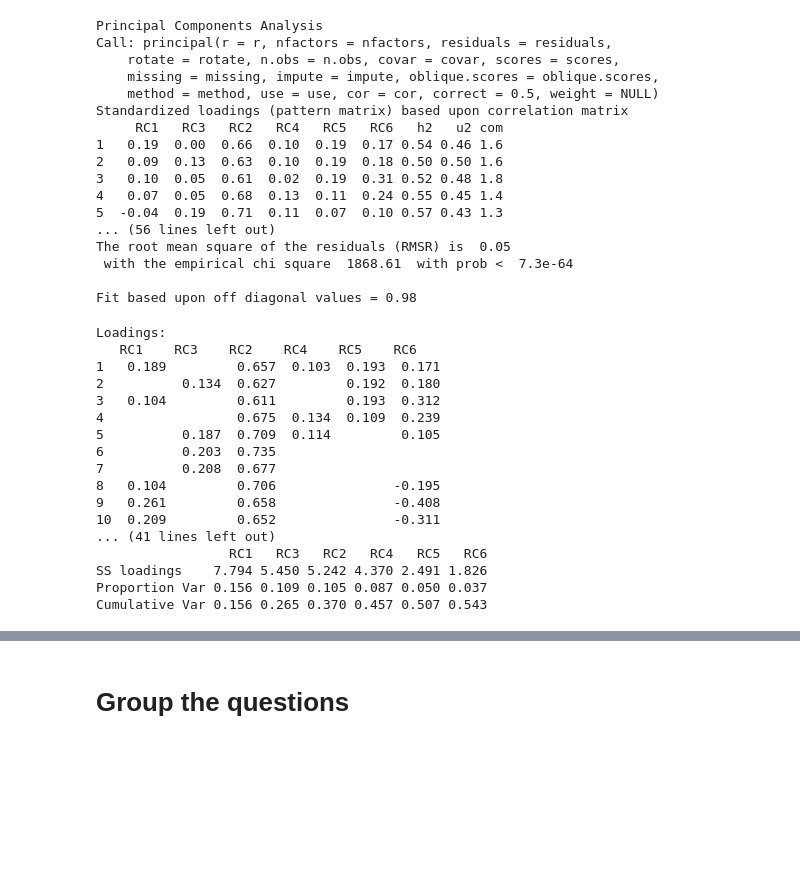
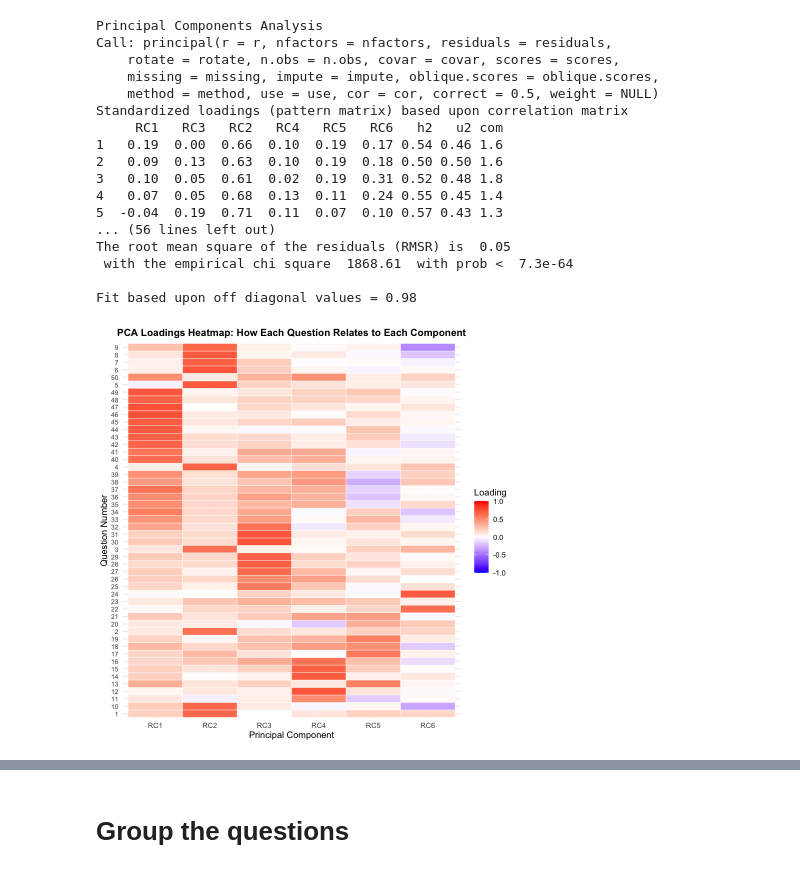
Before and after one commit to godfreydekew/Entrepreneurship-Orientation-Analysis-West-vs-East-, a Jupyter notebook: analyis.ipynb, the cells around one changed output, grey strips where cells are left out. Cells and saved outputs as stored; diff of their text form; code cells hidden in the pictures; blank space fills up the shorter version.

```diff
--- a/analyis.ipynb
+++ b/analyis.ipynb
@@ -283,27 +316,36 @@ The root mean square of the residuals (RMSR) is  0.05
  with the empirical chi square  1868.61  with prob <  7.3e-64
 
 Fit based upon off diagonal values = 0.98
-# %%
-# print the loadings
-fit$loadings
-# %% [output]
-Loadings:
-   RC1    RC3    RC2    RC4    RC5    RC6
-1   0.189         0.657  0.103  0.193  0.171
-2          0.134  0.627         0.192  0.180
-3   0.104         0.611         0.193  0.312
-4                 0.675  0.134  0.109  0.239
-5          0.187  0.709  0.114         0.105
-6          0.203  0.735
-7          0.208  0.677
-8   0.104         0.706               -0.195
-9   0.261         0.658               -0.408
-10  0.209         0.652               -0.311
-... (41 lines left out)
-                 RC1   RC3   RC2   RC4   RC5   RC6
-SS loadings    7.794 5.450 5.242 4.370 2.491 1.826
-Proportion Var 0.156 0.109 0.105 0.087 0.050 0.037
-Cumulative Var 0.156 0.265 0.370 0.457 0.507 0.543
+# %%
+# 1. HEATMAP OF LOADINGS (Best for seeing patterns)
+# Extract loadings matrix
+loadings_matrix <- as.data.frame(fit$loadings[])
+
+# Create a heatmap-friendly format
+loadings_long <- data.frame(
+  Question = rep(rownames(loadings_matrix), ncol(loadings_matrix)),
+  Component = rep(colnames(loadings_matrix), each = nrow(loadings_matrix)),
+  Loading = as.vector(as.matrix(loadings_matrix))
+)
+
+# Create heatmap
+ggplot(loadings_long, aes(x = Component, y = as.factor(Question), fill = Loading)) +
+  geom_tile(color = "white", linewidth = 0.2) +
+  scale_fill_gradient2(low = "blue", mid = "white", high = "red",
+                       midpoint = 0, limits = c(-1, 1)) +
+  labs(
+    title = "PCA Loadings Heatmap: How Each Question Relates to Each Component",
+    x = "Principal Component",
+    y = "Question Number",
+    fill = "Loading"
+  ) +
+  theme_minimal() +
+  theme(
+    axis.text.y = element_text(size = 8),
+    plot.title = element_text(size = 12, face = "bold", hjust = 0.5)
+  )
+# %% [output]
+[figure, added]
 # %%
 # Add component scores to the original data
 df_pca <- cbind(df[1:65], fit$scores)
```
Also changed, not shown: parts of 17 cells of this notebook.
